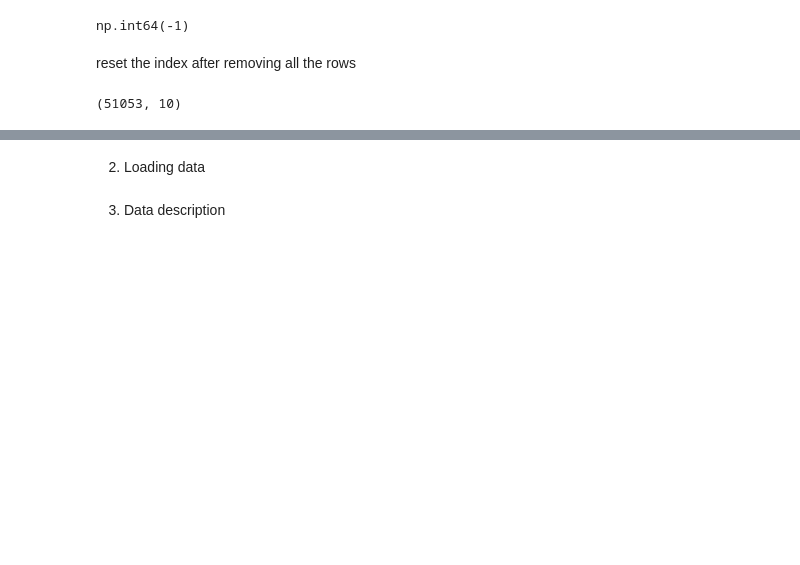
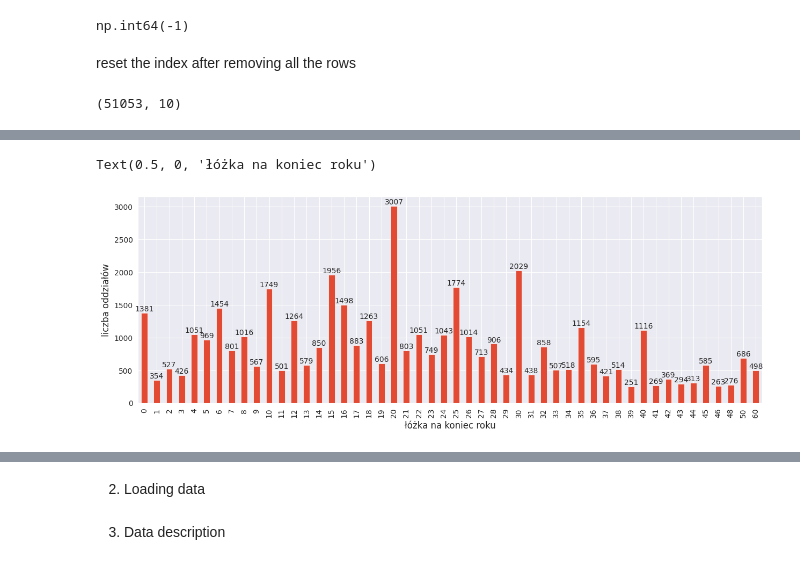
Before and after one commit to wiktorKycia/EDA, a Jupyter notebook: main.ipynb, the cells around one changed output, grey strips where cells are left out. Cells and saved outputs as stored; diff of their text form; code cells hidden in the pictures; blank space fills up the shorter version.

```diff
--- a/main.ipynb
+++ b/main.ipynb
@@ -283,0 +353,9 @@ df.tail()
+# %%
+ax = df['liczba_lozek_na_koniec_roku'].value_counts().head(50).sort_index().plot.bar(figsize=(15, 5))
+for container in ax.containers:
+	ax.bar_label(container)
+ax.set_ylabel("liczba oddziałów")
+ax.set_xlabel("łóżka na koniec roku")
+# %% [output]
+Text(0.5, 0, 'łóżka na koniec roku')
+[figure, added]
```
Also changed, not shown: parts of 8 cells of this notebook.
